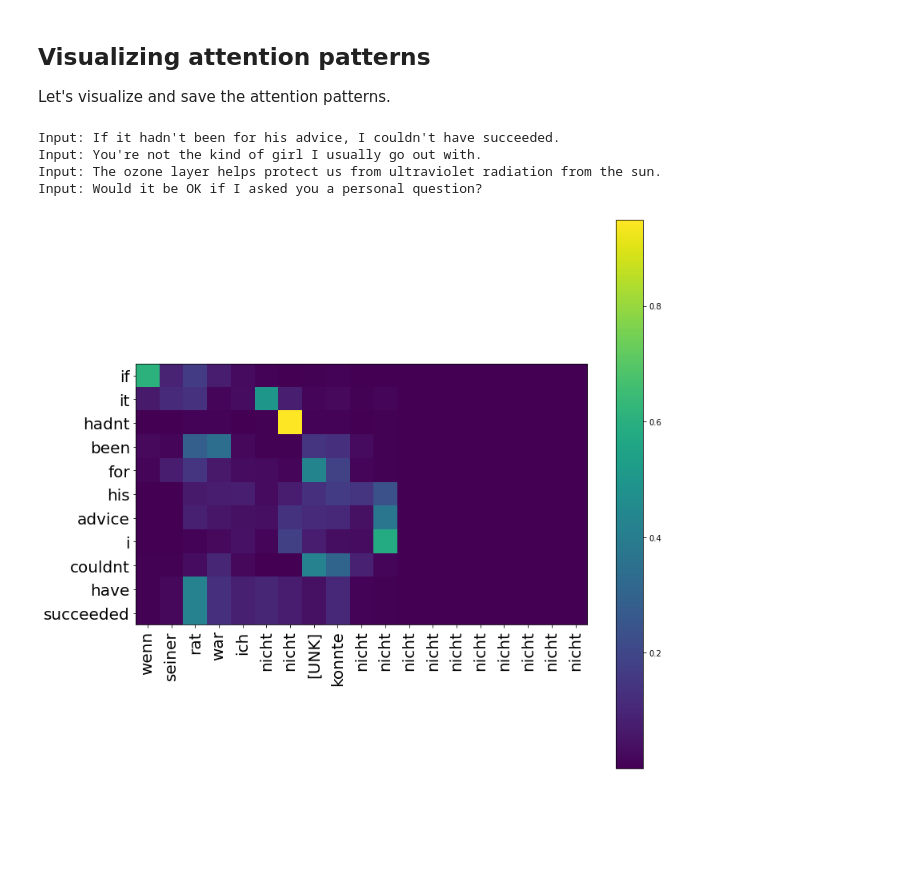
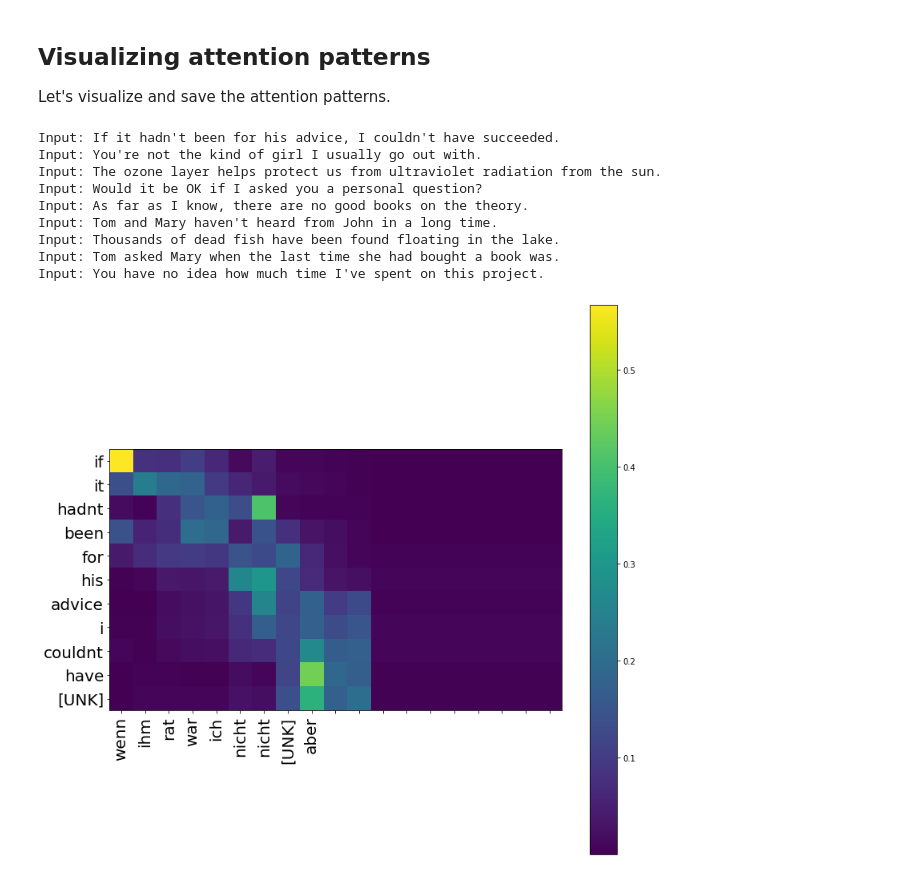
Before and after one commit to thushv89/manning_tf2_in_action, a Jupyter notebook: Ch11/11.1_seq2seq_machine_translation.ipynb, the cells around one changed output. Saved outputs shown, nothing was run; the diff lists cells and outputs as text; code cells hidden in the pictures; blank space fills up the shorter version.

Commit message:
Added attention implementation

```diff
--- a/Ch11/11.1_seq2seq_machine_translation.ipynb
+++ b/Ch11/11.1_seq2seq_machine_translation.ipynb
@@ -99,7 +101,7 @@ df.head()
 
 There are more than 220000 samples in the original dataset. We will be using a smaller set of 50000 for our dataset.
 # %%
-df = df.sample(n=5000, random_state=random_seed)
+df = df.sample(n=50000, random_state=random_seed)
 # %% [markdown]
 ## Introducing the `SOS` and `EOS` tokens (Decoder)
 
@@ -118,9 +120,9 @@ We will be creating three datasets by sampling randomly (without replacement);
 * Training dataset - 40000 samples
 # %%
 # Randomly sample 5000 examples from the total 50000 randomly
-test_df = df.sample(n=500, random_state=random_seed)
+test_df = df.sample(n=5000, random_state=random_seed)
 # Randomly sample 5000 examples from the total 50000 randomly
-valid_df = df.loc[~df.index.isin(test_df.index)].sample(n=500, random_state=random_seed)
+valid_df = df.loc[~df.index.isin(test_df.index)].sample(n=5000, random_state=random_seed)
 # Assign the rest to training data
 train_df = df.loc[~(df.index.isin(test_df.index) | df.index.isin(valid_df.index))]
 
@@ -1173,7 +1169,7 @@ def get_final_seq2seq_model_with_attention(n_vocab, encoder, vectorizer):
     d_init_state = tf.keras.layers.Concatenate(axis=-1)([fwd_state, bwd_state])
 
     gru_cell = tf.keras.layers.GRUCell(256)
-    attn_out, _  = AttentionLayer(cell_fn=gru_cell)([en_states, d_emb_out], initial_state=d_init_state)
+    attn_out, _  = DecoderRNNAttentionWrapper(cell_fn=gru_cell, name="d_attention")([en_states, d_emb_out], initial_state=d_init_state)
 
     # Define an intermediate dense layer
     d_dense_layer_1 = tf.keras.layers.Dense(512, activation='relu', name='d_dense_1')
@@ -1442,22 +1308,15 @@ def attention_visualizer(save_path):
     d_emb_out = model.get_layer('d_embedding')(d_vec_out)
 
     # Get the GRU output
-    d_gru_layer = model.get_layer("d_gru")
+    d_attn_layer = model.get_layer("d_attention")
 
     # The initial state for the decoder
     d_init_state = tf.keras.layers.Concatenate(axis=-1)([fwd_state, bwd_state])
-    # Get the GRU output
-    d_gru_out = d_gru_layer(d_emb_out, initial_state=d_init_state)
-
     # Define the attention layer and the outputs
-    attn_layer = model.get_layer('attention_layer')
-    attn_out, attn_states = attn_layer([en_states, d_gru_out])
-
-    # Concatenate the GRU output and attention output
-    decoder_concat_input = tf.keras.layers.Concatenate(axis=-1, name='concat_layer')([d_gru_out, attn_out])
+    attn_out, attn_states = d_attn_layer([en_states, d_emb_out], initial_state=d_init_state)
 
     # Get the interim dense outptu and the final output
-    d_dense1_out = model.get_layer("d_dense_1")(decoder_concat_input)
+    d_dense1_out = model.get_layer("d_dense_1")(attn_out)
 
     d_final_out = model.get_layer("d_dense_final")(d_dense1_out)
 
@@ -1550,32 +1409,37 @@ def visualize_attention(visualizer_model, en_vocabulary, de_vocabulary, sample_e
     # Generate the color bar
     plt.colorbar(im)
     # Some formatting
     plt.subplots_adjust(left=0.2, bottom=0.2)
 
     save_dir, _ = os.path.split(fig_savepath)
     if not os.path.exists(save_dir):
         os.makedirs(save_dir, exist_ok=True)
     plt.savefig(fig_savepath)
 
 # Generate attention patterns for a few inputs
 i = 0
 j = 0
-while j<4:
+while j<9:
     sample_en_text = test_df["EN"].iloc[i]
     sample_de_text = test_df["DE"].iloc[i:i+1].str.rsplit(n=1, expand=True).iloc[:,0].tolist()
     i += 1
 
     if len(sample_en_text.split(" ")) > 10:
         j += 1
     else:
         continue
 
     visualize_attention(
         visualizer_model, en_vocabulary, de_vocabulary, sample_en_text, sample_de_text, os.path.join('plots','attention_{}.png'.format(i))
     )
 # %% [output]
 Input: If it hadn't been for his advice, I couldn't have succeeded.
 Input: You're not the kind of girl I usually go out with.
 Input: The ozone layer helps protect us from ultraviolet radiation from the sun.
 Input: Would it be OK if I asked you a personal question?
+Input: As far as I know, there are no good books on the theory.
+Input: Tom and Mary haven't heard from John in a long time.
+Input: Thousands of dead fish have been found floating in the lake.
+Input: Tom asked Mary when the last time she had bought a book was.
+Input: You have no idea how much time I've spent on this project.
-[figure, old version]
+[figure, new version]
```
Also changed, not shown: parts of 17 cells of this notebook.
